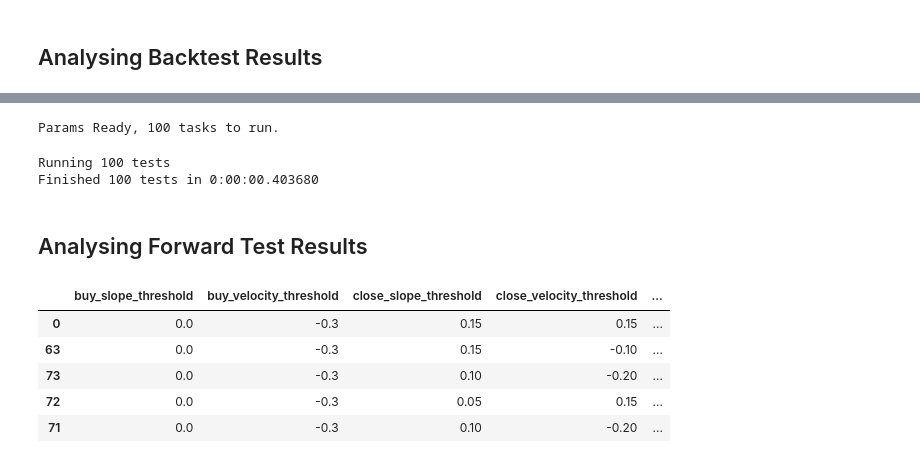
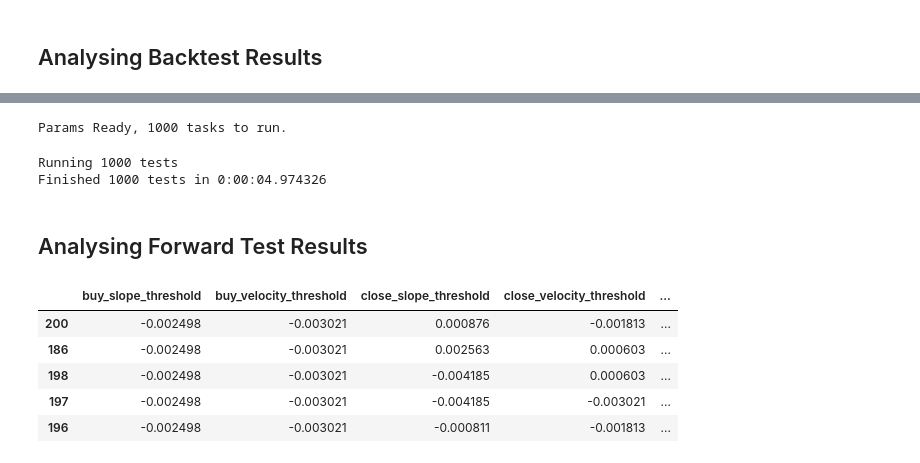
Before and after one commit to jacktator/QuantTrading_Py, a Jupyter notebook: alpha/strategies/optimization_sv.ipynb, the cells around one changed output, grey strips where cells are left out. Saved outputs shown, nothing was run; the diff lists cells and outputs as text; code cells hidden in the pictures.

```diff
--- a/alpha/strategies/optimization_sv.ipynb
+++ b/alpha/strategies/optimization_sv.ipynb
@@ -44,12 +87,12 @@ Assuming trading with Leverage
 
 import itertools
 
-buy_slope_threshold_list = np.arange(-0.1, 0.1, 0.05)
-buy_velocity_threshold_list = np.arange(-0.5, 0.0, 0.05)
-close_slope_threshold_list = np.arange(-0.2, 0.2, 0.05)
-close_velocity_threshold_list = np.arange(-0.2, 0.2, 0.05)
-sell_slope_threshold_list = np.arange(-0.1, 0.1, 0.05)
-sell_velocity_threshold_list = np.arange(0.0, 0.5, 0.05)
+buy_slope_threshold_list = np.arange(extra_df.slope.mean() - extra_df.slope.std(), extra_df.slope.mean() + extra_df.slope.std(), extra_df.slope.std() * 2 / 5)
+buy_velocity_threshold_list = np.arange(extra_df.velocity.mean() - extra_df.velocity.std(), extra_df.velocity.mean() + extra_df.velocity.std(), extra_df.velocity.std() * 2 / 5)
+close_slope_threshold_list = np.arange(extra_df.slope.mean() - extra_df.slope.std(), extra_df.slope.mean() + extra_df.slope.std(), extra_df.slope.std() * 2 / 5)
+close_velocity_threshold_list = np.arange(extra_df.velocity.mean() - extra_df.velocity.std(), extra_df.velocity.mean() + extra_df.velocity.std(), extra_df.velocity.std() * 2 / 5)
+sell_slope_threshold_list = np.arange(extra_df.slope.mean() - extra_df.slope.std(), extra_df.slope.mean() + extra_df.slope.std(), extra_df.slope.std() * 2 / 5)
+sell_velocity_threshold_list = np.arange(extra_df.velocity.mean() - extra_df.velocity.std(), extra_df.velocity.mean() + extra_df.velocity.std(), extra_df.velocity.std() * 2 / 5)
 
 task_list = list(itertools.product(
     buy_slope_threshold_list,
@@ -240,21 +295,23 @@ backtest_result.head(100)
 # %%
 
-test_df = forex_df[-504:] # We use all available data until 2 years ago
-test_params = backtest_result.iloc[:1000]
+backtest_result = pd.read_csv('../gen/StrategySV_{}_Daily_Backtest_Params_df.csv'.format(forex_symbol))
 
-test_list = list(zip(test_params.buy_slope_threshold,
-                    test_params.buy_velocity_threshold,
-                    test_params.close_slope_threshold,
-                    test_params.close_velocity_threshold,
-                    test_params.sell_slope_threshold,
-                    test_params.sell_velocity_threshold,))
+paper_df = forex_df[-one_trade_year:] # We use all available data until 2 years ago
+paper_params = backtest_result.iloc[:1000]
+
+test_list = list(zip(paper_params.buy_slope_threshold,
+                    paper_params.buy_velocity_threshold,
+                    paper_params.close_slope_threshold,
+                    paper_params.close_velocity_threshold,
+                    paper_params.sell_slope_threshold,
+                    paper_params.sell_velocity_threshold,))
 
 print("Params Ready, {} tasks to run. ".format(len(test_list)))
 # %% [output]
-Params Ready, 100 tasks to run.
+Params Ready, 1000 tasks to run.
 # %%
 # Defining a DataFrame to handle results
-trade_result = pd.DataFrame(columns=['buy_slope_threshold', 'buy_velocity_threshold', 'close_slope_threshold', 'close_velocity_threshold', 'sell_slope_threshold', 'sell_velocity_threshold', 'profit_percentage'])
+paper_result = pd.DataFrame(columns=['buy_slope_threshold', 'buy_velocity_threshold', 'close_slope_threshold', 'close_velocity_threshold', 'sell_slope_threshold', 'sell_velocity_threshold', 'profit_percentage'])
 
 start_time = datetime.now()
 
@@ -281,7 +338,10 @@ with ProcessPoolExecutor() as executor:
     }
 
     futures_list = [executor.submit(single_test,
-                                    test_df,
+                                    paper_df,
+                                    lots,
+                                    leverage,
+                                    pip_cost,
                                     buy_slope_threshold,
                                     buy_velocity_threshold,
                                     close_slope_threshold,
@@ -299,24 +359,25 @@ with ProcessPoolExecutor() as executor:
         # done_callback runs on the main process
         result_row = f.result()
 
-        trade_result = trade_result.append(pd.Series(result_row, index=test_result.columns), ignore_index=True)
+        paper_result = paper_result.append(pd.Series(result_row, index=paper_result.columns), ignore_index=True)
 
     print("Finished {} tests in {}".format(len(test_list), datetime.now() - start_time))
 # %% [output]
-Running 100 tests
-Finished 100 tests in 0:00:00.403680
+Running 1000 tests
+Finished 1000 tests in 0:00:04.974326
 # %% [markdown]
 
 ## Analysing Forward Test Results
 # %%
 
-test_result = trade_result.sort_values(by=['profit_percentage'],
+paper_result = paper_result.sort_values(by=['profit_percentage'],
                                         ascending=False)
-test_result.head()
+paper_result.to_csv('../gen/StrategySV_{}_Daily_PaperTest_Params_df.csv'.format(forex_symbol))
+paper_result.head()
 # %% [output]
 |  | buy_slope_threshold | buy_velocity_threshold | close_slope_threshold | close_velocity_threshold | ... |
-| 0 | 0.0 | -0.3 | 0.15 | 0.15 | ... |
-| 63 | 0.0 | -0.3 | 0.15 | -0.10 | ... |
-| 73 | 0.0 | -0.3 | 0.10 | -0.20 | ... |
-| 72 | 0.0 | -0.3 | 0.05 | 0.15 | ... |
-| 71 | 0.0 | -0.3 | 0.10 | -0.20 | ... |
+| 200 | -0.002498 | -0.003021 | 0.000876 | -0.001813 | ... |
+| 186 | -0.002498 | -0.003021 | 0.002563 | 0.000603 | ... |
+| 198 | -0.002498 | -0.003021 | -0.004185 | 0.000603 | ... |
+| 197 | -0.002498 | -0.003021 | -0.004185 | -0.003021 | ... |
+| 196 | -0.002498 | -0.003021 | -0.000811 | -0.001813 | ... |
```
Also changed, not shown: parts of 14 cells of this notebook, 7 other files.
